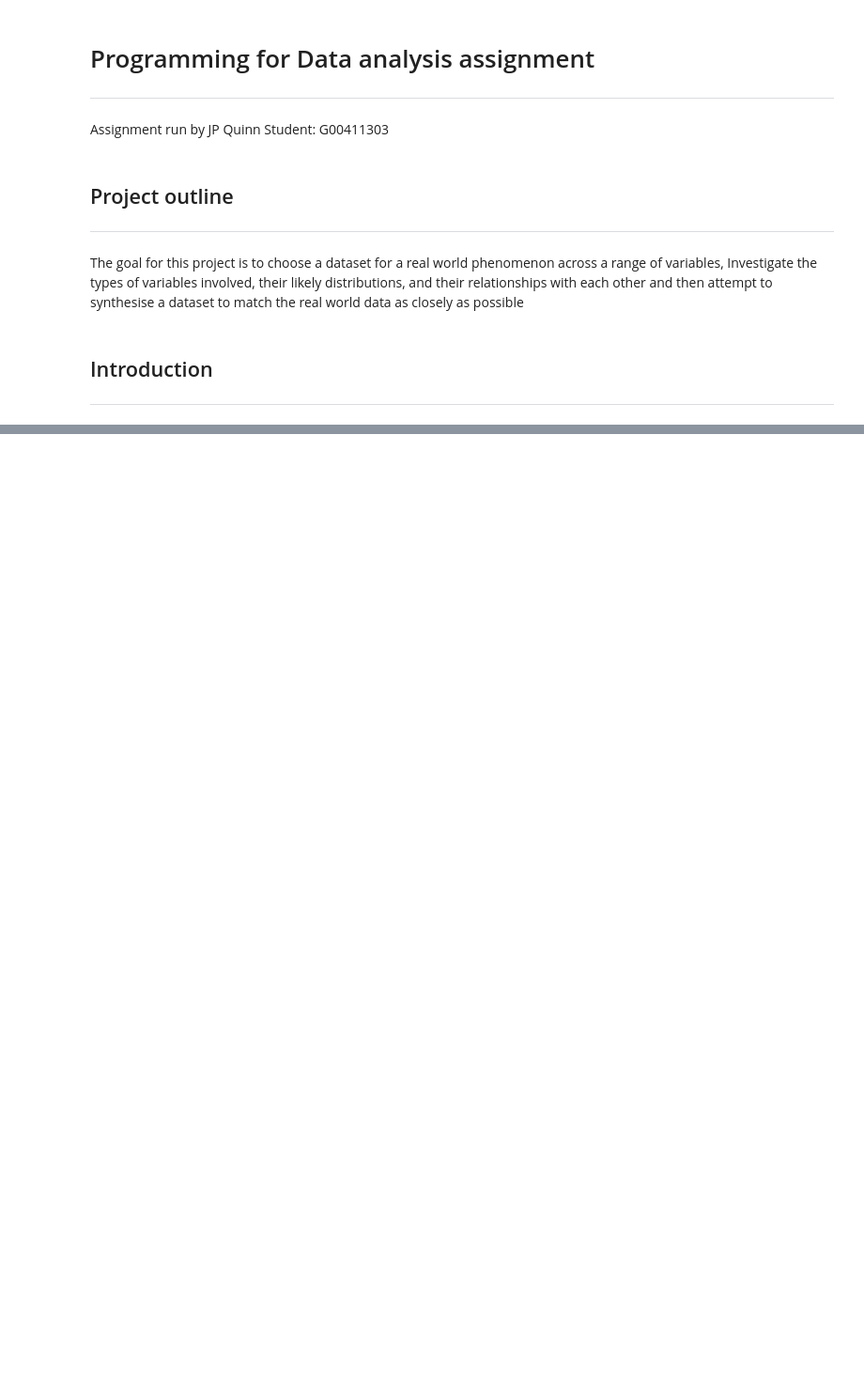
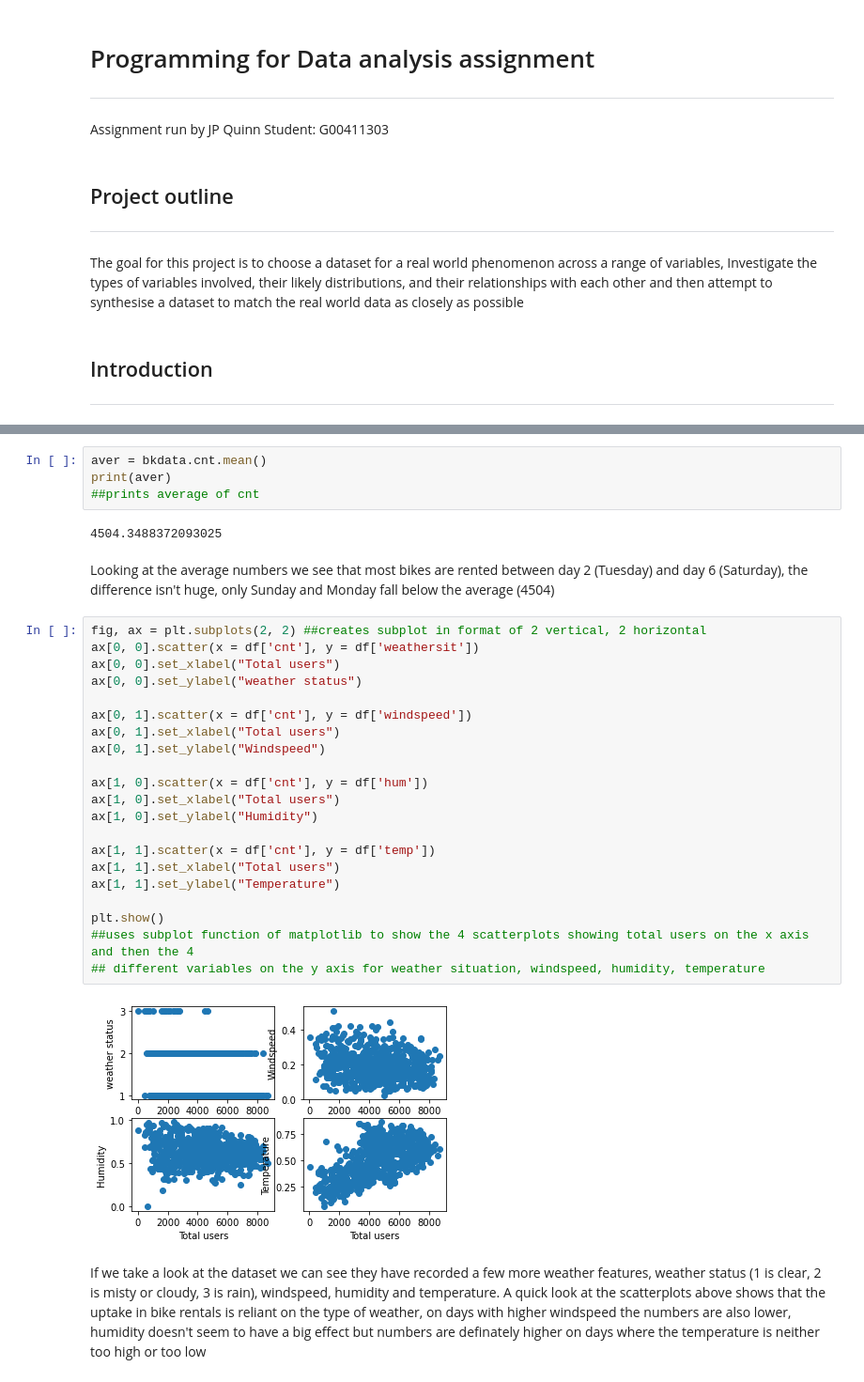
Before and after one commit to jpquinn66/PfDA_assessment, a Jupyter notebook: PFDA_Assignment.ipynb, the cells around one changed output, grey strips where cells are left out. Shown: that part at 94% size. Saved outputs shown, nothing was run; the diff lists cells and outputs as text; blank space fills up the shorter version.

```diff
--- a/PFDA_Assignment.ipynb
+++ b/PFDA_Assignment.ipynb
@@ -54,0 +92,33 @@ df[['day', 'cnt']].groupby('day').sum().plot(kind='bar', legend=None)
+# %%
+aver = bkdata.cnt.mean()
+print(aver)
+##prints average of cnt
+# %% [output]
+4504.3488372093025
+# %% [markdown]
+Looking at the average numbers we see that most bikes are rented between day 2 (Tuesday) and day 6 (Saturday), the difference isn't huge, only Sunday and Monday fall below the average (4504)
+# %%
+fig, ax = plt.subplots(2, 2) ##creates subplot in format of 2 vertical, 2 horizontal
+ax[0, 0].scatter(x = df['cnt'], y = df['weathersit'])
+ax[0, 0].set_xlabel("Total users")
+ax[0, 0].set_ylabel("weather status")
+
+ax[0, 1].scatter(x = df['cnt'], y = df['windspeed'])
+ax[0, 1].set_xlabel("Total users")
+ax[0, 1].set_ylabel("Windspeed")
+
+ax[1, 0].scatter(x = df['cnt'], y = df['hum'])
+ax[1, 0].set_xlabel("Total users")
+ax[1, 0].set_ylabel("Humidity")
+
+ax[1, 1].scatter(x = df['cnt'], y = df['temp'])
+ax[1, 1].set_xlabel("Total users")
+ax[1, 1].set_ylabel("Temperature")
+
+plt.show()
+##uses subplot function of matplotlib to show the 4 scatterplots showing total users on the x axis and then the 4
+## different variables on the y axis for weather situation, windspeed, humidity, temperature
+# %% [output]
+[figure, added]
+# %% [markdown]
+If we take a look at the dataset we can see they have recorded a few more weather features, weather status (1 is clear, 2 is misty or cloudy, 3 is rain), windspeed, humidity and temperature. A quick look at the scatterplots above shows that the uptake in bike rentals is reliant on the type of weather, on days with higher windspeed the numbers are also lower, humidity doesn't seem to have a big effect but numbers are definately higher on days where the temperature is neither too high or too low
```
Also changed, not shown: parts of 17 cells of this notebook, 2 other files.
